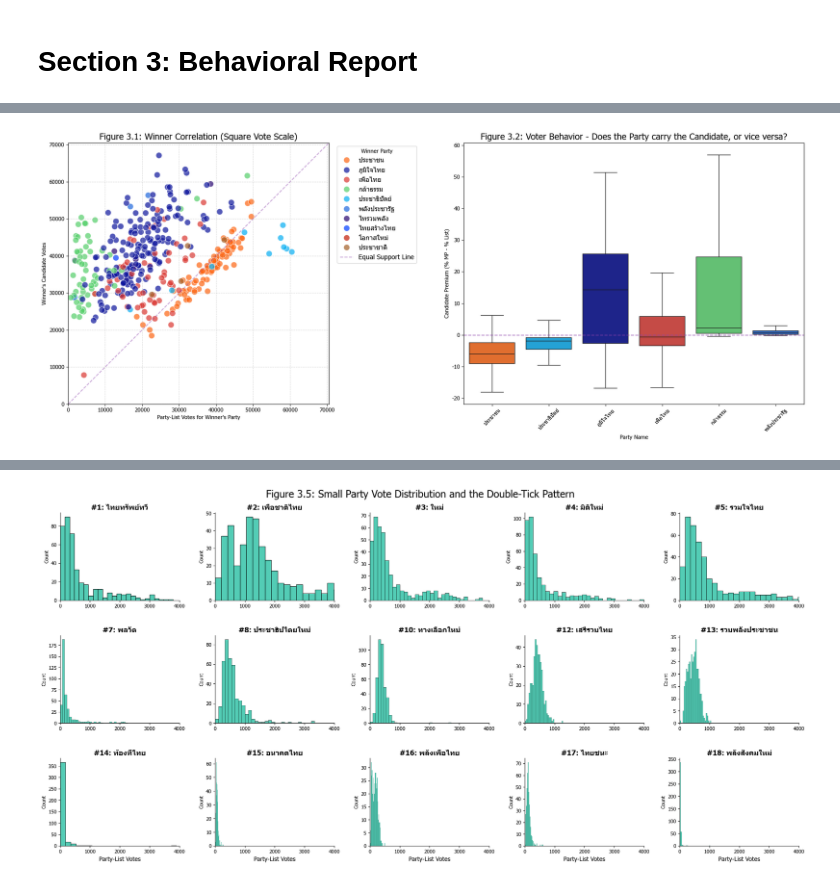
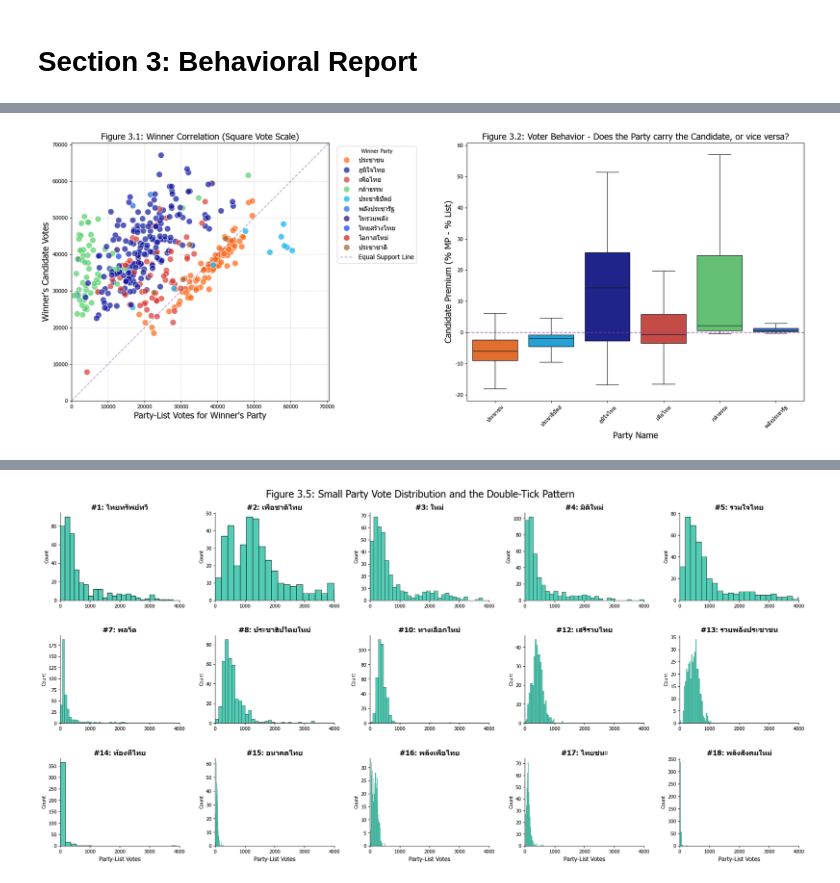
Before and after one commit to Gorszet/DADS5001_Election_2569, a Jupyter notebook: election_analysis69.ipynb, the cells around one changed output, grey strips where cells are left out. Saved outputs shown, nothing was run; the diff lists cells and outputs as text; code cells hidden in the pictures.

```diff
--- a/election_analysis69.ipynb
+++ b/election_analysis69.ipynb
@@ -1418,38 +1415,38 @@ all_candidates_df = split_ticket_df.copy()
 # Merge with df_stats_cons_summary for votes and df_constituencies for prov_id
 all_candidates_df = all_candidates_df.merge(df_stats_cons_summary[['cons_id', 'party_list_valid_votes']], on='cons_id', how='left')
 all_candidates_df = all_candidates_df.merge(df_constituencies[['cons_id', 'prov_id']], on='cons_id', how='left')
 
 all_candidates_df['party_list_vote_percent'] = (all_candidates_df['party_list_vote'] / all_candidates_df['party_list_valid_votes'] * 100).fillna(0)
 all_candidates_df['gap'] = all_candidates_df['mp_app_vote_percent'] - all_candidates_df['party_list_vote_percent']
 top_parties = all_candidates_df.groupby('party_name')['mp_app_vote'].sum().nlargest(6).index
 plot_df = all_candidates_df[all_candidates_df['party_name'].isin(top_parties)]
 
 max_votes_win = max(winner_split_df['party_list_vote'].max(), winner_split_df['mp_app_vote'].max()) * 1.05
 fig, axes = plt.subplots(1, 2, figsize=(20, 8))
 
 sns.scatterplot(data=winner_split_df, x='party_list_vote', y='mp_app_vote', hue='party_name', palette=party_colors, s=120, alpha=0.7, edgecolor='w', ax=axes[0])
 axes[0].set_xlim(0, max_votes_win)
 axes[0].set_ylim(0, max_votes_win)
 axes[0].set_aspect('equal', adjustable='box')
 axes[0].plot([0, max_votes_win], [0, max_votes_win], linestyle='--', color=REFERENCE_LINE, alpha=0.5, label='Equal Support Line')
 axes[0].set_title('Figure 3.1: Winner Correlation (Square Vote Scale)', fontsize=16)
-axes[0].set_xlabel('Party-List Votes for Winner\'s Party')
-axes[0].set_ylabel('Winner\'s Candidate Votes')
+axes[0].set_xlabel('Party-List Votes for Winner\'s Party', fontsize=16)
+axes[0].set_ylabel('Winner\'s Candidate Votes', fontsize=16)
 axes[0].grid(True, linestyle='--', alpha=0.5)
 axes[0].legend(title='Winner Party', bbox_to_anchor=(1.02, 1), loc='upper left', fontsize=12)
 
 sns.boxplot(data=plot_df, x='party_name', y='gap', palette=party_colors, showfliers=False, ax=axes[1])
 axes[1].axhline(0, color=REFERENCE_LINE, linestyle='--', alpha=0.7)
 axes[1].set_title('Figure 3.2: Voter Behavior - Does the Party carry the Candidate, or vice versa?', fontsize=16)
-axes[1].set_ylabel('Candidate Premium (% MP - % List)')
-axes[1].set_xlabel('Party Name')
+axes[1].set_ylabel('Candidate Premium (% MP - % List)', fontsize=16)
+axes[1].set_xlabel('Party Name', fontsize=16)
 axes[1].tick_params(axis='x', rotation=45)
 
 plt.tight_layout()
 
 plt.show()
 # %% [output]
-[figure, old version]
+[figure, new version]
 # %%
 all_candidates_df = split_ticket_df.copy()
 
```
Also changed, not shown: parts of 11 cells of this notebook.
